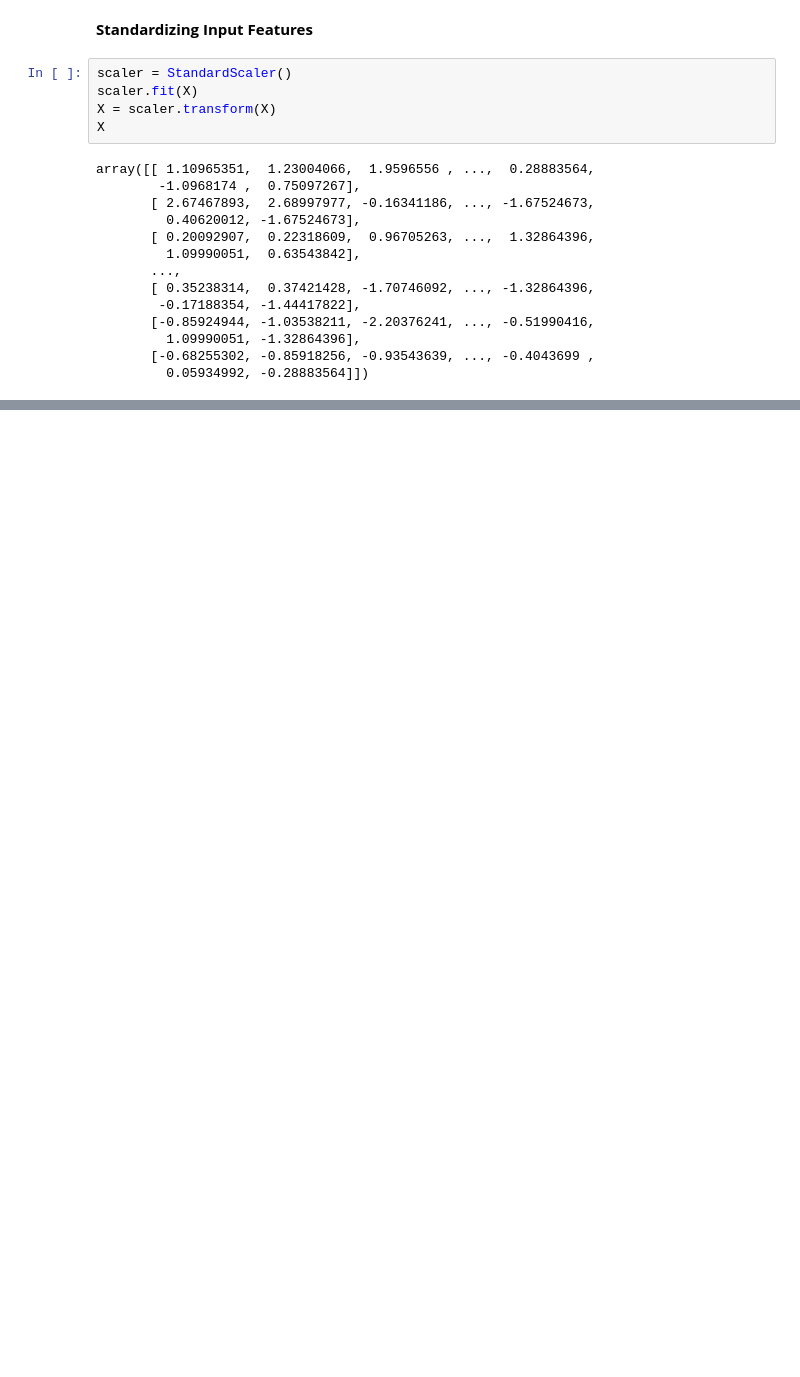
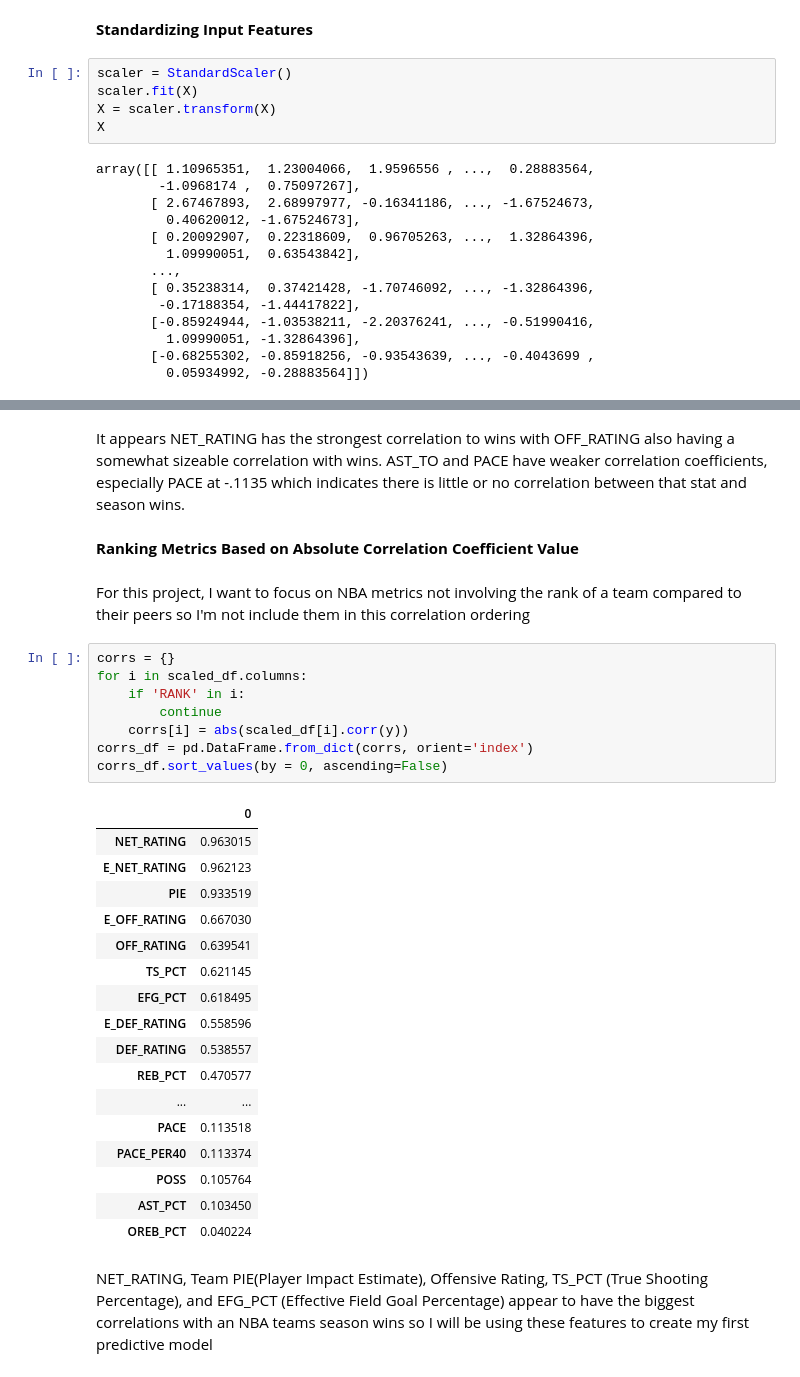
Before and after one commit to JLawrence04/Projects, a Jupyter notebook: NBA Season Wins Predictor/NBASeasonWinsPredictor.ipynb, the cells around one changed output, grey strips where cells are left out. Cells and saved outputs as stored; diff of their text form; blank space fills up the shorter version.

```diff
--- a/NBA Season Wins Predictor/NBASeasonWinsPredictor.ipynb
+++ b/NBA Season Wins Predictor/NBASeasonWinsPredictor.ipynb
@@ -157,0 +186,34 @@ array([[ 1.10965351,  1.23004066,  1.9596556 , ...,  0.28883564,
+# %% [markdown]
+It appears NET_RATING has the strongest correlation to wins with OFF_RATING also having a somewhat sizeable correlation with wins. AST_TO and PACE have weaker correlation coefficients, especially PACE at -.1135 which indicates there is little or no correlation between that stat and season wins.
+# %% [markdown]
+**Ranking Metrics Based on Absolute Correlation Coefficient Value**
+# %% [markdown]
+For this project, I want to focus on NBA metrics not involving the rank of a team compared to their peers so I'm not include them in this correlation ordering
+# %%
+corrs = {}
+for i in scaled_df.columns:
+    if 'RANK' in i:
+        continue
+    corrs[i] = abs(scaled_df[i].corr(y))
+corrs_df = pd.DataFrame.from_dict(corrs, orient='index')
+corrs_df.sort_values(by = 0, ascending=False)
+# %% [output]
+|  | 0 |
+| NET_RATING | 0.963015 |
+| E_NET_RATING | 0.962123 |
+| PIE | 0.933519 |
+| E_OFF_RATING | 0.667030 |
+| OFF_RATING | 0.639541 |
+| TS_PCT | 0.621145 |
+| EFG_PCT | 0.618495 |
+| E_DEF_RATING | 0.558596 |
+| DEF_RATING | 0.538557 |
+| REB_PCT | 0.470577 |
+| ... | ... |
+| PACE | 0.113518 |
+| PACE_PER40 | 0.113374 |
+| POSS | 0.105764 |
+| AST_PCT | 0.103450 |
+| OREB_PCT | 0.040224 |
+# %% [markdown]
+NET_RATING, Team PIE(Player Impact Estimate), Offensive Rating, TS_PCT (True Shooting Percentage), and EFG_PCT (Effective Field Goal Percentage) appear to have the biggest correlations with an NBA teams season wins so I will be using these features to create my first predictive model
```
Also changed, not shown: parts of 7 cells of this notebook.
